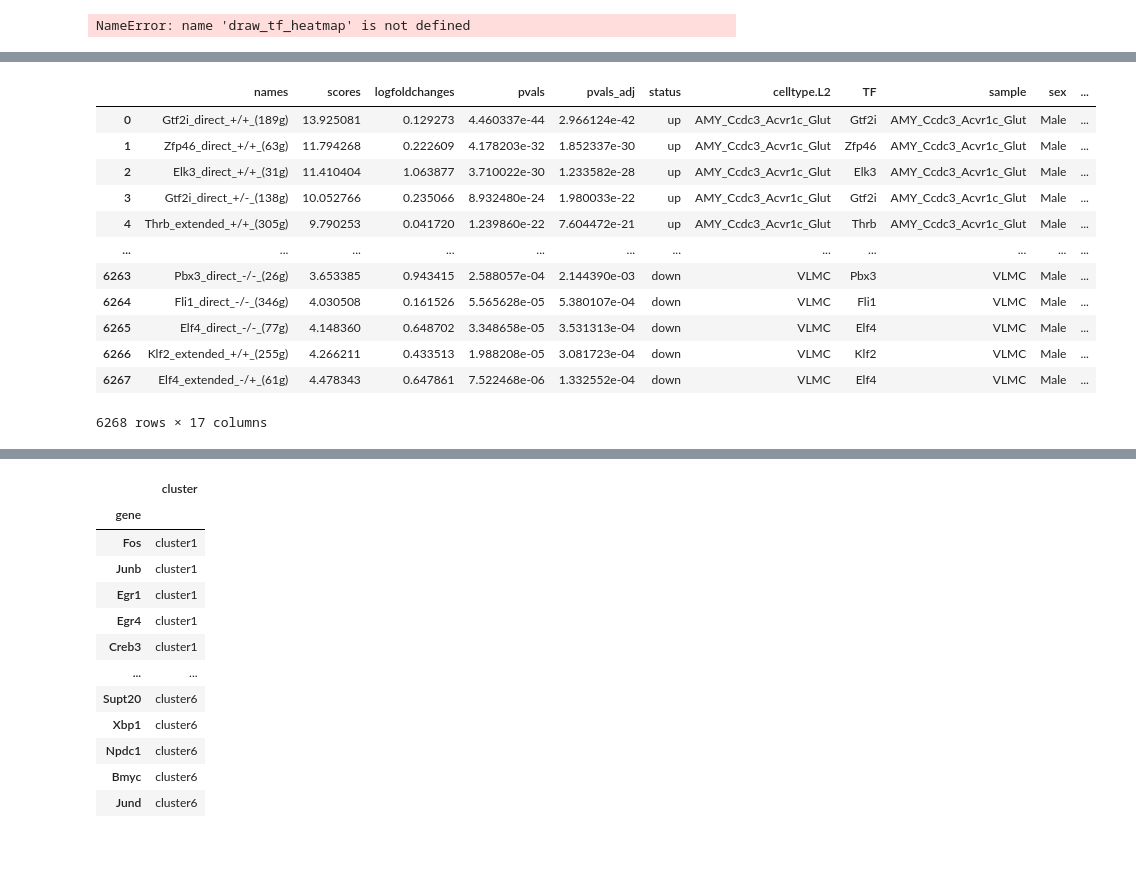
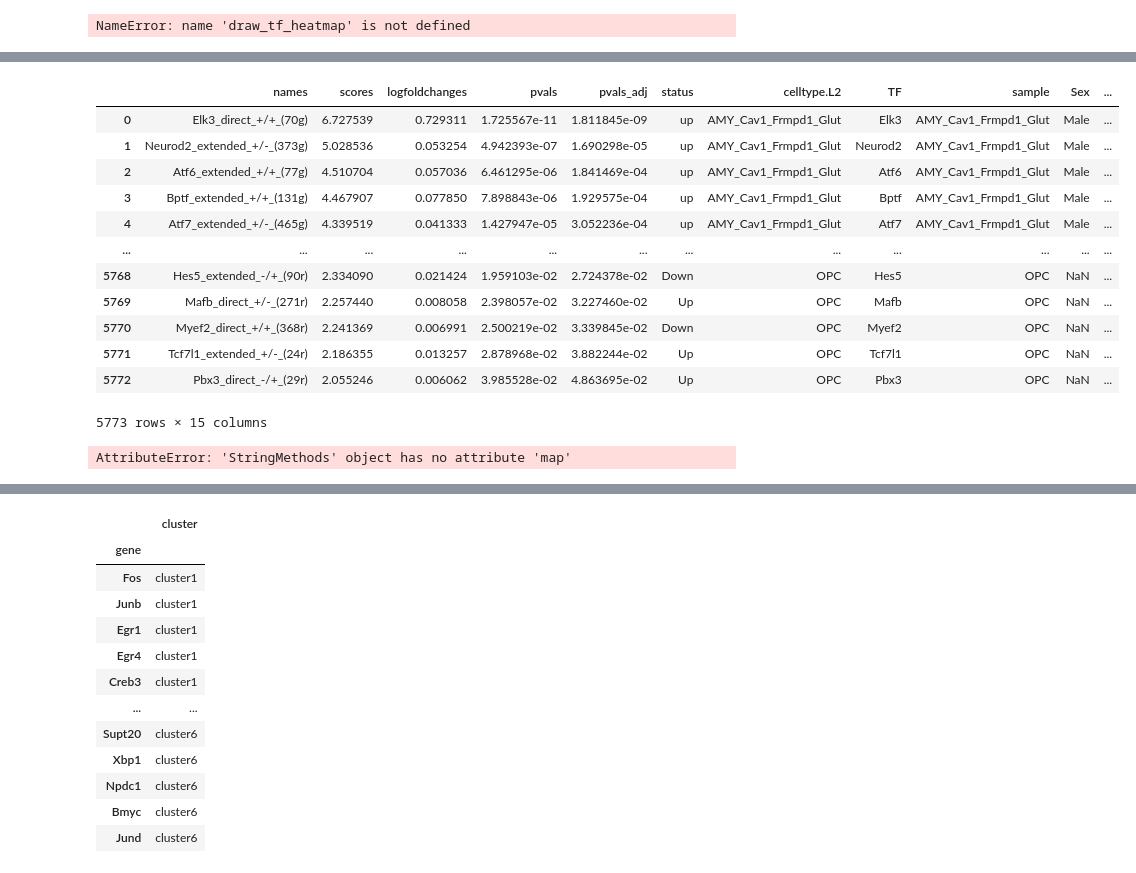
Before and after one commit to juychen/scmmd, a Jupyter notebook: 16scenicAUC.ipynb, the cells around one changed output, grey strips where cells are left out. Saved outputs shown, nothing was run; the diff lists cells and outputs as text; code cells hidden in the pictures.

```diff
--- a/16scenicAUC.ipynb
+++ b/16scenicAUC.ipynb
@@ -311,24 +324,28 @@ df_gene_auc_filterd_NN['logFC'] = df_gene_auc_filterd_NN['logfoldchanges'] * df_
 df_region_all = pd.concat([df_region_auc_filterd, df_region_auc_filterd_NN], axis=0, ignore_index=True)
 # %%
 df_gene_all = pd.concat([df_gene_auc_filterd, df_gene_auc_filterd_NN], axis=0, ignore_index=True)
+# %%
+df_region_all
+# %% [output]
+|  | names | scores | logfoldchanges | pvals | pvals_adj | status | celltype.L2 | TF | sample | Sex | ... |
+| 0 | Elk3_direct_+/+_(70g) | 6.727539 | 0.729311 | 1.725567e-11 | 1.811845e-09 | up | AMY_Cav1_Frmpd1_Glut | Elk3 | AMY_Cav1_Frmpd1_Glut | Male | ... |
+| 1 | Neurod2_extended_+/-_(373g) | 5.028536 | 0.053254 | 4.942393e-07 | 1.690298e-05 | up | AMY_Cav1_Frmpd1_Glut | Neurod2 | AMY_Cav1_Frmpd1_Glut | Male | ... |
+| 2 | Atf6_extended_+/+_(77g) | 4.510704 | 0.057036 | 6.461295e-06 | 1.841469e-04 | up | AMY_Cav1_Frmpd1_Glut | Atf6 | AMY_Cav1_Frmpd1_Glut | Male | ... |
+| 3 | Bptf_extended_+/+_(131g) | 4.467907 | 0.077850 | 7.898843e-06 | 1.929575e-04 | up | AMY_Cav1_Frmpd1_Glut | Bptf | AMY_Cav1_Frmpd1_Glut | Male | ... |
+| 4 | Atf7_extended_+/-_(465g) | 4.339519 | 0.041333 | 1.427947e-05 | 3.052236e-04 | up | AMY_Cav1_Frmpd1_Glut | Atf7 | AMY_Cav1_Frmpd1_Glut | Male | ... |
+| ... | ... | ... | ... | ... | ... | ... | ... | ... | ... | ... | ... |
+| 5768 | Hes5_extended_-/+_(90r) | 2.334090 | 0.021424 | 1.959103e-02 | 2.724378e-02 | Down | OPC | Hes5 | OPC | NaN | ... |
+| 5769 | Mafb_direct_+/-_(271r) | 2.257440 | 0.008058 | 2.398057e-02 | 3.227460e-02 | Up | OPC | Mafb | OPC | NaN | ... |
+| 5770 | Myef2_direct_+/+_(368r) | 2.241369 | 0.006991 | 2.500219e-02 | 3.339845e-02 | Down | OPC | Myef2 | OPC | NaN | ... |
+| 5771 | Tcf7l1_extended_+/-_(24r) | 2.186355 | 0.013257 | 2.878968e-02 | 3.882244e-02 | Up | OPC | Tcf7l1 | OPC | NaN | ... |
+| 5772 | Pbx3_direct_-/+_(29r) | 2.055246 | 0.006062 | 3.985528e-02 | 4.863695e-02 | Up | OPC | Pbx3 | OPC | NaN | ... |
+5773 rows × 15 columns
+# %%
+df_gene_all['nlog10_p_val_adj'] = df_gene_all['nlog10_p_val_adj'] * df_gene_all['status'].str.lower().map({'down': -1}).fillna(1)
+# %% [output]
+AttributeError: 'StringMethods' object has no attribute 'map'
 # %%
 df_gene_all.to_csv('/data2st1/junyi/output/atac1112/scenic/scplus_gene_based_AUC_all.csv')
-# %%
-df_gene_all
-# %% [output]
-|  | names | scores | logfoldchanges | pvals | pvals_adj | status | celltype.L2 | TF | sample | sex | ... |
-| 0 | Gtf2i_direct_+/+_(189g) | 13.925081 | 0.129273 | 4.460337e-44 | 2.966124e-42 | up | AMY_Ccdc3_Acvr1c_Glut | Gtf2i | AMY_Ccdc3_Acvr1c_Glut | Male | ... |
-| 1 | Zfp46_direct_+/+_(63g) | 11.794268 | 0.222609 | 4.178203e-32 | 1.852337e-30 | up | AMY_Ccdc3_Acvr1c_Glut | Zfp46 | AMY_Ccdc3_Acvr1c_Glut | Male | ... |
-| 2 | Elk3_direct_+/+_(31g) | 11.410404 | 1.063877 | 3.710022e-30 | 1.233582e-28 | up | AMY_Ccdc3_Acvr1c_Glut | Elk3 | AMY_Ccdc3_Acvr1c_Glut | Male | ... |
-| 3 | Gtf2i_direct_+/-_(138g) | 10.052766 | 0.235066 | 8.932480e-24 | 1.980033e-22 | up | AMY_Ccdc3_Acvr1c_Glut | Gtf2i | AMY_Ccdc3_Acvr1c_Glut | Male | ... |
-| 4 | Thrb_extended_+/+_(305g) | 9.790253 | 0.041720 | 1.239860e-22 | 7.604472e-21 | up | AMY_Ccdc3_Acvr1c_Glut | Thrb | AMY_Ccdc3_Acvr1c_Glut | Male | ... |
-| ... | ... | ... | ... | ... | ... | ... | ... | ... | ... | ... | ... |
-| 6263 | Pbx3_direct_-/-_(26g) | 3.653385 | 0.943415 | 2.588057e-04 | 2.144390e-03 | down | VLMC | Pbx3 | VLMC | Male | ... |
-| 6264 | Fli1_direct_-/-_(346g) | 4.030508 | 0.161526 | 5.565628e-05 | 5.380107e-04 | down | VLMC | Fli1 | VLMC | Male | ... |
-| 6265 | Elf4_direct_-/-_(77g) | 4.148360 | 0.648702 | 3.348658e-05 | 3.531313e-04 | down | VLMC | Elf4 | VLMC | Male | ... |
-| 6266 | Klf2_extended_+/+_(255g) | 4.266211 | 0.433513 | 1.988208e-05 | 3.081723e-04 | down | VLMC | Klf2 | VLMC | Male | ... |
-| 6267 | Elf4_extended_-/+_(61g) | 4.478343 | 0.647861 | 7.522468e-06 | 1.332552e-04 | down | VLMC | Elf4 | VLMC | Male | ... |
-6268 rows × 17 columns
 # %%
 df_reshape_gene = df_gene_all.pivot_table(index='TF_reg', columns='sample', values='nlog10_p_val_adj', fill_value=0)
 # %%
```
Also changed, not shown: parts of 6 cells of this notebook, 3 other files.
